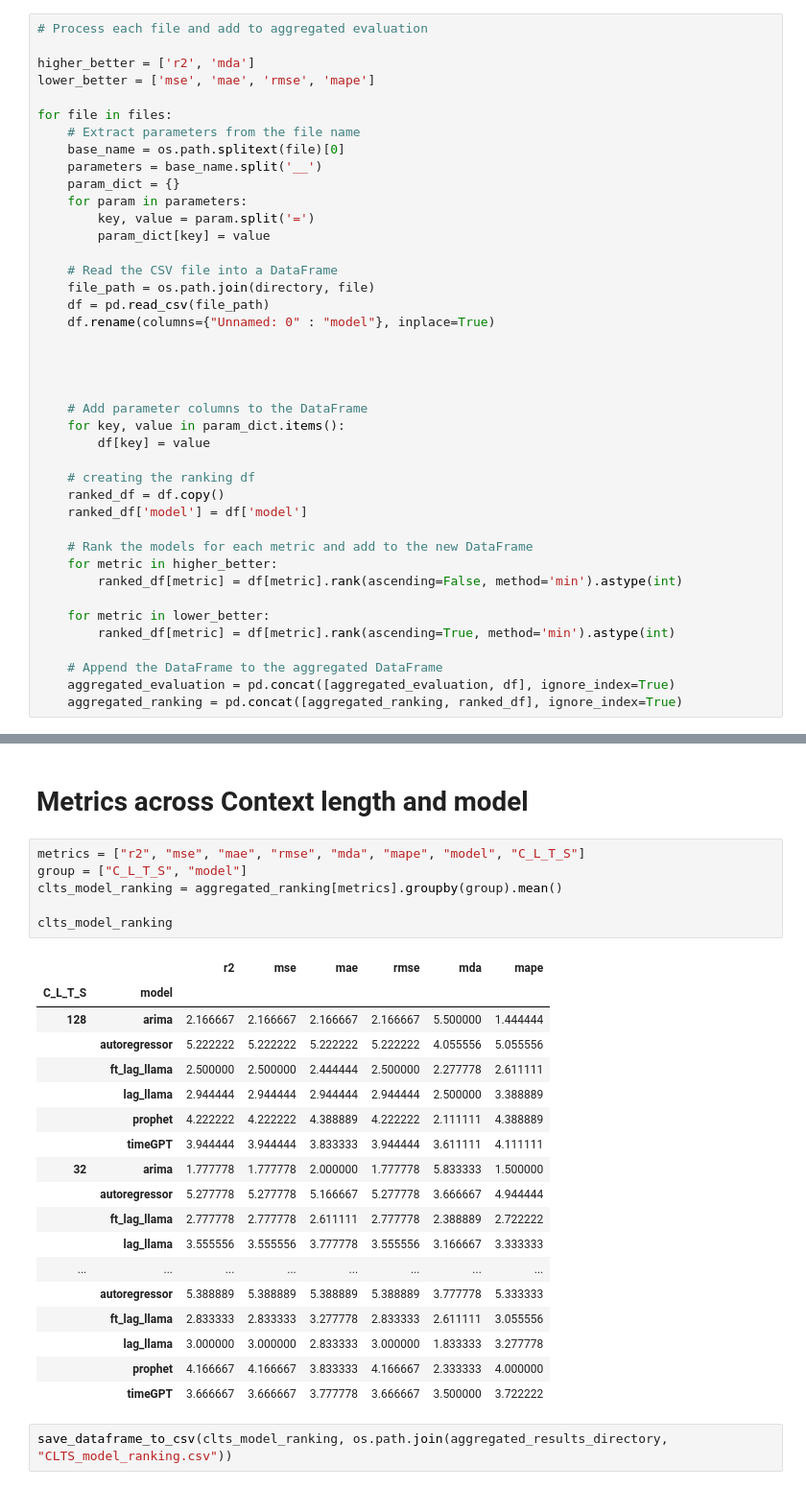
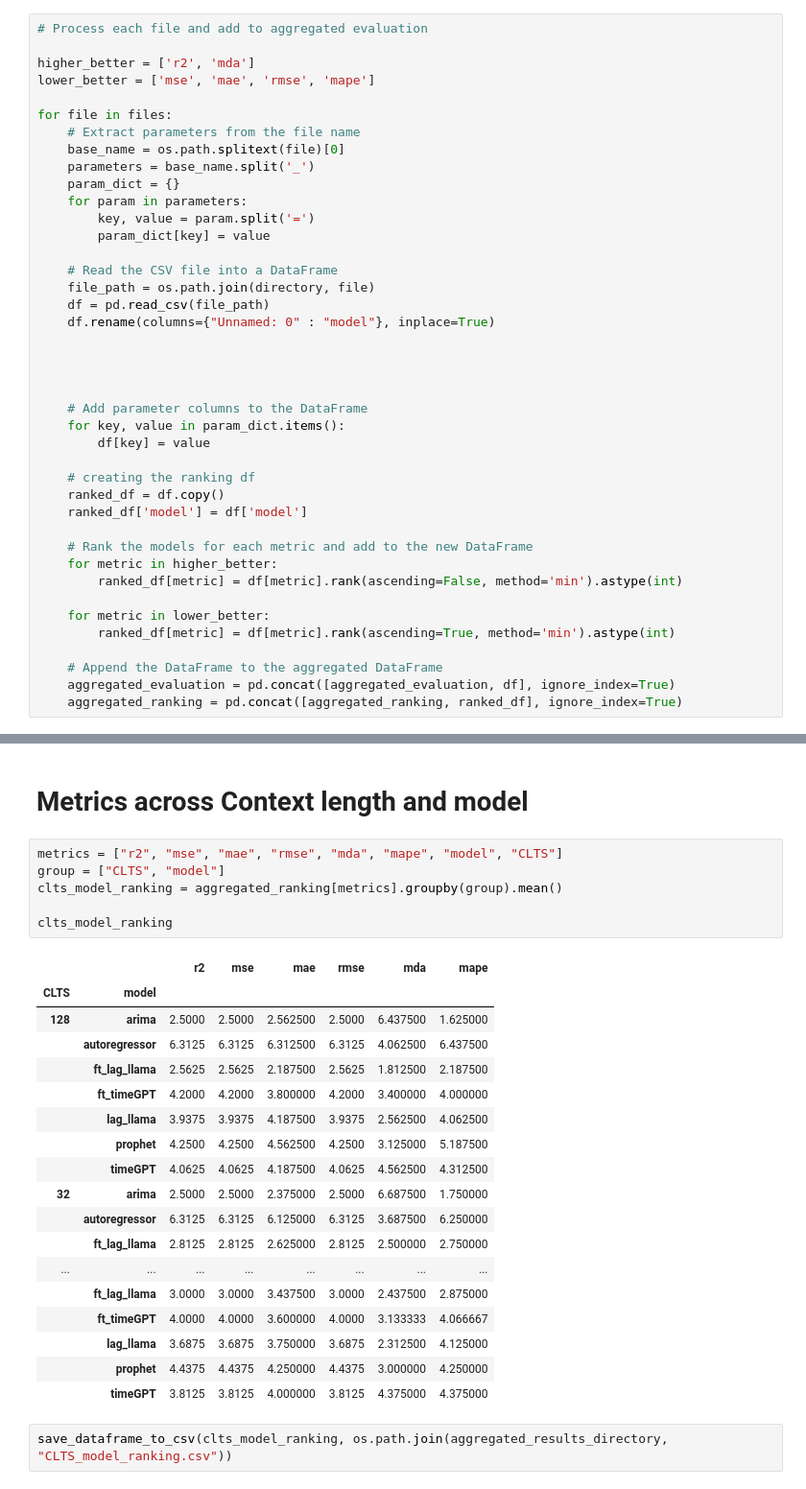
Before and after one commit to filip-topic/Time-Series-Foundation-Models-in-Financial-time-series-prediction, a Jupyter notebook: data_analysis.ipynb, the cells around one changed output, grey strips where cells are left out. Shown at 96% size. Saved outputs shown, nothing was run; the diff lists cells and outputs as text.

```diff
--- a/data_analysis.ipynb
+++ b/data_analysis.ipynb
@@ -46,7 +46,7 @@ lower_better = ['mse', 'mae', 'rmse', 'mape']
 for file in files:
     # Extract parameters from the file name
     base_name = os.path.splitext(file)[0]
-    parameters = base_name.split('__')
+    parameters = base_name.split('_')
     param_dict = {}
     for param in parameters:
         key, value = param.split('=')
@@ -210,30 +211,30 @@ DataFrame saved successfully to c:\Users\topco\Dokumenti\MSc Banking and Digital
 # %% [markdown]
 # Metrics across Context length and model
 # %%
-metrics = ["r2", "mse", "mae", "rmse", "mda", "mape", "model", "C_L_T_S"]
-group = ["C_L_T_S", "model"]
+metrics = ["r2", "mse", "mae", "rmse", "mda", "mape", "model", "CLTS"]
+group = ["CLTS", "model"]
 clts_model_ranking = aggregated_ranking[metrics].groupby(group).mean()
 
 clts_model_ranking
 # %% [output]
 |  |  | r2 | mse | mae | rmse | mda | mape |
-| C_L_T_S | model |  |  |  |  |  |  |
-| 128 | arima | 2.166667 | 2.166667 | 2.166667 | 2.166667 | 5.500000 | 1.444444 |
-|  | autoregressor | 5.222222 | 5.222222 | 5.222222 | 5.222222 | 4.055556 | 5.055556 |
-|  | ft_lag_llama | 2.500000 | 2.500000 | 2.444444 | 2.500000 | 2.277778 | 2.611111 |
-|  | lag_llama | 2.944444 | 2.944444 | 2.944444 | 2.944444 | 2.500000 | 3.388889 |
-|  | prophet | 4.222222 | 4.222222 | 4.388889 | 4.222222 | 2.111111 | 4.388889 |
-|  | timeGPT | 3.944444 | 3.944444 | 3.833333 | 3.944444 | 3.611111 | 4.111111 |
-| 32 | arima | 1.777778 | 1.777778 | 2.000000 | 1.777778 | 5.833333 | 1.500000 |
-|  | autoregressor | 5.277778 | 5.277778 | 5.166667 | 5.277778 | 3.666667 | 4.944444 |
-|  | ft_lag_llama | 2.777778 | 2.777778 | 2.611111 | 2.777778 | 2.388889 | 2.722222 |
-|  | lag_llama | 3.555556 | 3.555556 | 3.777778 | 3.555556 | 3.166667 | 3.333333 |
+| CLTS | model |  |  |  |  |  |  |
+| 128 | arima | 2.5000 | 2.5000 | 2.562500 | 2.5000 | 6.437500 | 1.625000 |
+|  | autoregressor | 6.3125 | 6.3125 | 6.312500 | 6.3125 | 4.062500 | 6.437500 |
+|  | ft_lag_llama | 2.5625 | 2.5625 | 2.187500 | 2.5625 | 1.812500 | 2.187500 |
+|  | ft_timeGPT | 4.2000 | 4.2000 | 3.800000 | 4.2000 | 3.400000 | 4.000000 |
+|  | lag_llama | 3.9375 | 3.9375 | 4.187500 | 3.9375 | 2.562500 | 4.062500 |
+|  | prophet | 4.2500 | 4.2500 | 4.562500 | 4.2500 | 3.125000 | 5.187500 |
+|  | timeGPT | 4.0625 | 4.0625 | 4.187500 | 4.0625 | 4.562500 | 4.312500 |
+| 32 | arima | 2.5000 | 2.5000 | 2.375000 | 2.5000 | 6.687500 | 1.750000 |
+|  | autoregressor | 6.3125 | 6.3125 | 6.125000 | 6.3125 | 3.687500 | 6.250000 |
+|  | ft_lag_llama | 2.8125 | 2.8125 | 2.625000 | 2.8125 | 2.500000 | 2.750000 |
 | ... | ... | ... | ... | ... | ... | ... | ... |
-|  | autoregressor | 5.388889 | 5.388889 | 5.388889 | 5.388889 | 3.777778 | 5.333333 |
-|  | ft_lag_llama | 2.833333 | 2.833333 | 3.277778 | 2.833333 | 2.611111 | 3.055556 |
-|  | lag_llama | 3.000000 | 3.000000 | 2.833333 | 3.000000 | 1.833333 | 3.277778 |
-|  | prophet | 4.166667 | 4.166667 | 3.833333 | 4.166667 | 2.333333 | 4.000000 |
-|  | timeGPT | 3.666667 | 3.666667 | 3.777778 | 3.666667 | 3.500000 | 3.722222 |
+|  | ft_lag_llama | 3.0000 | 3.0000 | 3.437500 | 3.0000 | 2.437500 | 2.875000 |
+|  | ft_timeGPT | 4.0000 | 4.0000 | 3.600000 | 4.0000 | 3.133333 | 4.066667 |
+|  | lag_llama | 3.6875 | 3.6875 | 3.750000 | 3.6875 | 2.312500 | 4.125000 |
+|  | prophet | 4.4375 | 4.4375 | 4.250000 | 4.4375 | 3.000000 | 4.250000 |
+|  | timeGPT | 3.8125 | 3.8125 | 4.000000 | 3.8125 | 4.375000 | 4.375000 |
 # %%
 save_dataframe_to_csv(clts_model_ranking, os.path.join(aggregated_results_directory, "CLTS_model_ranking.csv"))
 # %% [output]
```
Also changed, not shown: parts of 7 cells of this notebook, 3 other files.
